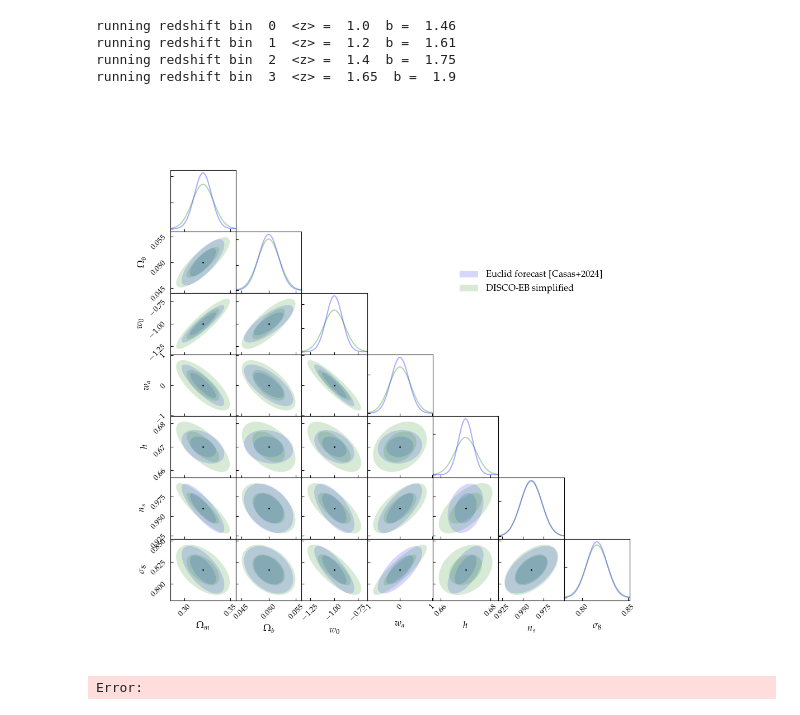
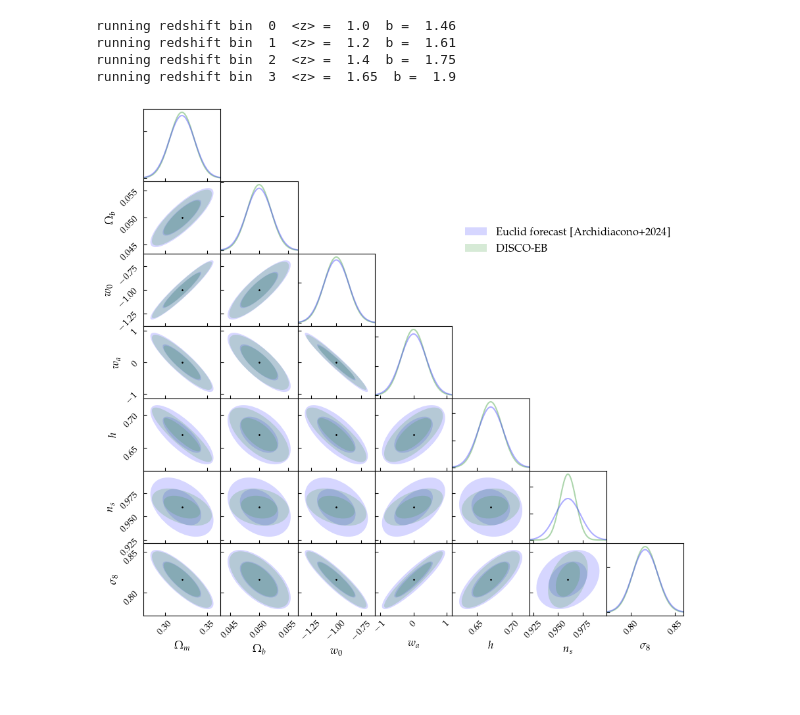
Before and after one commit to ohahn/DISCO-EB, a Jupyter notebook: notebooks/nb_discoeb_fisher_forecast.ipynb, the cells around one changed output. Cells and saved outputs as stored; diff of their text form; code cells hidden in the pictures.

```diff
--- a/notebooks/nb_discoeb_fisher_forecast.ipynb
+++ b/notebooks/nb_discoeb_fisher_forecast.ipynb
@@ -239,10 +262,10 @@ zmean    = [1.00, 1.20, 1.40, 1.65]
 Omega_survey = 15000
 
 def effective_volume(Pkmu, nbin ):
-    Vs = Vs_bin[nbin]
-    nz = dNdOmega[nbin] * Omega_survey / Vs * Dz_bin[nbin]
-    Veff = Vs * (nz * Pkmu  / (nz * Pkmu  + 1))**2
-    return Veff
+    Vs = Vs_bin[nbin] / h**3
+    # nz = dNdOmega[nbin] * Omega_survey / Vs * Dz_bin[nbin]
+    # Veff = Vs * (nz * Pkmu  / (nz * Pkmu  + 1))**2
+    return Vs  # in Casas+24 this is on Vfid, while in Euclid VII it is Veff
 # %%
 logPkmu = {}; Pkmu = {}; mu = {}; kmodes = {}; dlogPkmu = {}; dPkmu = {}
 
@@ -250,7 +273,7 @@ dPkmu_dcosmo = jax.jacfwd( Pkmu_of_cosmo )
 
 for i,(z,b) in enumerate(zip(zmean,bias)):
   print('running redshift bin ', i, ' <z> = ', z, ' b = ', b)
-  nzi = dNdOmega[i] * Omega_survey / Vs_bin[i] * Dz_bin[i]
+  nzi = dNdOmega[i] * Omega_survey / (Vs_bin[i]/h**3) * Dz_bin[i]
   fiducial_cosmo_param = fiducial_cosmo_param.at[i_nzi].set( nzi )
   logPkmu[i], Pkmu[i], mu[i], kmodes[i] = Pkmu_of_cosmo( fiducial_cosmo_param, args_fiducial=fiducial_cosmo_param, aexp = 1./(1.+z), bias = b )
   dlogPkmu[i], dPkmu[i],_,_ = dPkmu_dcosmo( fiducial_cosmo_param, args_fiducial=fiducial_cosmo_param, aexp = 1./(1.+z), bias = b )
@@ -284,7 +307,7 @@ for idx in range(4):
 
             F = F.at[i,j].add( F_ij )
 # %%
-def plot_uncertainty_ellipse( transform, F, i, j, x0, y0, ax, color='b'):
+def plot_uncertainty_ellipse( transform, F, i, j, x0, y0, ax, color='b', outline=False):
     """
     Plot uncertainty ellipse given Fisher matrix F.
 
@@ -308,8 +331,12 @@ def plot_uncertainty_ellipse( transform, F, i, j, x0, y0, ax, color='b'):
     f2 = jnp.sqrt(6.18)  # 2 sigma
     f3 = jnp.sqrt(11.8)  # 3 sigma
 
-    patch = ax.add_patch( Ellipse((x0,y0),f1*a*2,f1*b*2,angle=np.degrees(phi),alpha=0.2, facecolor=color) )
-    ax.add_patch( Ellipse((x0,y0),f2*a*2,f2*b*2,angle=np.degrees(phi),alpha=0.2, facecolor=color) )
+    if not outline:
+        patch = ax.add_patch( Ellipse((x0,y0),f1*a*2,f1*b*2,angle=np.degrees(phi),alpha=0.2, facecolor=color) )
+        ax.add_patch( Ellipse((x0,y0),f2*a*2,f2*b*2,angle=np.degrees(phi),alpha=0.2, facecolor=color) )
+    else:
+        patch = ax.add_patch( Ellipse((x0,y0),f1*a*2,f1*b*2,angle=np.degrees(phi),alpha=0.7, fill=None, edgecolor=color) )
+        ax.add_patch( Ellipse((x0,y0),f2*a*2,f2*b*2,angle=np.degrees(phi),alpha=0.7, fill=None, edgecolor=color) )
 
     ax.plot(x0,y0,'k+',lw=0.125,ms=2)
 
@@ -327,5 +360,12 @@ Cmonte = np.loadtxt('../Euclid_w0wa/results/montepython_mcmc/w0wa_spec_opt/w0wa_
 # ['Omegam', 'Omegab', 'w0', 'wa', 'h', 'ns', 'sigma8']
 monte_order = [6,2,0,1,3,4,5]
+# %%
+# new file from Casas & Lesgourgues
+data = np.loadtxt('data/CosmicFish_v1.0_GCsp-Euclid_ISTFcorrected-Mnuw0waCDM-CLASS--Euclid-ISTF-Optimistic-tracers_matter-dztype_z-dependent-dz_0.0010_GCsp_fishermatrix.txt')
+data = jnp.delete(data,5,axis=0)
+data = jnp.delete(data,5,axis=1)
+Cmonte = jnp.linalg.inv(data)
+monte_order = [0,1,5,6,2,3,4]
 # %%
 fig, ax = plt.subplots( len(euclid_vars), len(euclid_vars), figsize=(10.6,10), gridspec_kw = {'wspace':0, 'hspace':0})#, layout='constrained')
 FF = jnp.linalg.inv(Feuclid)
@@ -364,39 +404,40 @@ for i, label1 in enumerate(euclid_vars):
       patch1 = plot_uncertainty_ellipse( False, Cmonte, monte_order[i], monte_order[j], fiducial_cosmo_param[ivar], fiducial_cosmo_param[jvar], ax[j,i], color=[0.2,0.2,1] )
       patch2 = plot_uncertainty_ellipse( True, F, i, j, fiducial_cosmo_param[ivar], fiducial_cosmo_param[jvar], ax[j,i], color=[0.2,0.6,0.2] )
 
+      # patch3 = plot_uncertainty_ellipse( False, Cmonte2, monte_order2[i], monte_order2[j], fiducial_cosmo_param[ivar], fiducial_cosmo_param[jvar], ax[j,i], color=[0,0,0], outline=True )
+
       if (i==0)&(j==1):
-        ax[i,j].legend( [patch1,patch2], ['Euclid forecast [Casas+2024]','DISCO-EB simplified'], loc='upper center', bbox_to_anchor=(4.5, -0.5), fontsize='large', frameon=False)
+        ax[i,j].legend( [patch1,patch2], ['Euclid forecast [Archidiacono+2024]','DISCO-EB'], loc='upper center', bbox_to_anchor=(4.5, -0.5), fontsize='large', frameon=False)
 
       if (i==0):
         ax[j,i].set_ylabel(f'${fieldnames[jvar]}$', size=12)
         ax[j,i].tick_params(axis='y', rotation=45)
       else:
         ax[j,i].set_yticklabels([])
 
       if j==len(euclid_vars)-1:
         ax[j,i].set_xlabel(f'${fieldnames[ivar]}$', size=12)
         ax[j,i].tick_params(axis='x', rotation=45)
       else:
         ax[j,i].set_xticklabels([])
 
     ax[j,i].tick_params(axis='both', which='both')
 
     if i>j:
       ax[j,i].axis('off')
 
 for i, label1 in enumerate(euclid_vars):
   ivar = selected_vars[i]
   for j, label2 in enumerate(euclid_vars):
     jvar = selected_vars[j]
     f = 9.25
     w = np.maximum( C[i,i], Cmonte[monte_order[i],monte_order[i]])
     ax[j,i].set_xlim(fiducial_cosmo_param[ivar]-np.sqrt(f*w),fiducial_cosmo_param[ivar]+np.sqrt(f*w))
     if i!=j:
       w = np.maximum( C[j,j], Cmonte[monte_order[j],monte_order[j]])
       ax[j,i].set_ylim(fiducial_cosmo_param[jvar]-np.sqrt(f*w),fiducial_cosmo_param[jvar]+np.sqrt(f*w))
 
 
 plt.savefig('cornerplot_euclid_prediction.pdf',bbox_inches='tight')
 # %% [output]
-[figure, old version]
+[figure, new version]
-Error:
```
Also changed, not shown: parts of 5 cells of this notebook, 2 other files.
